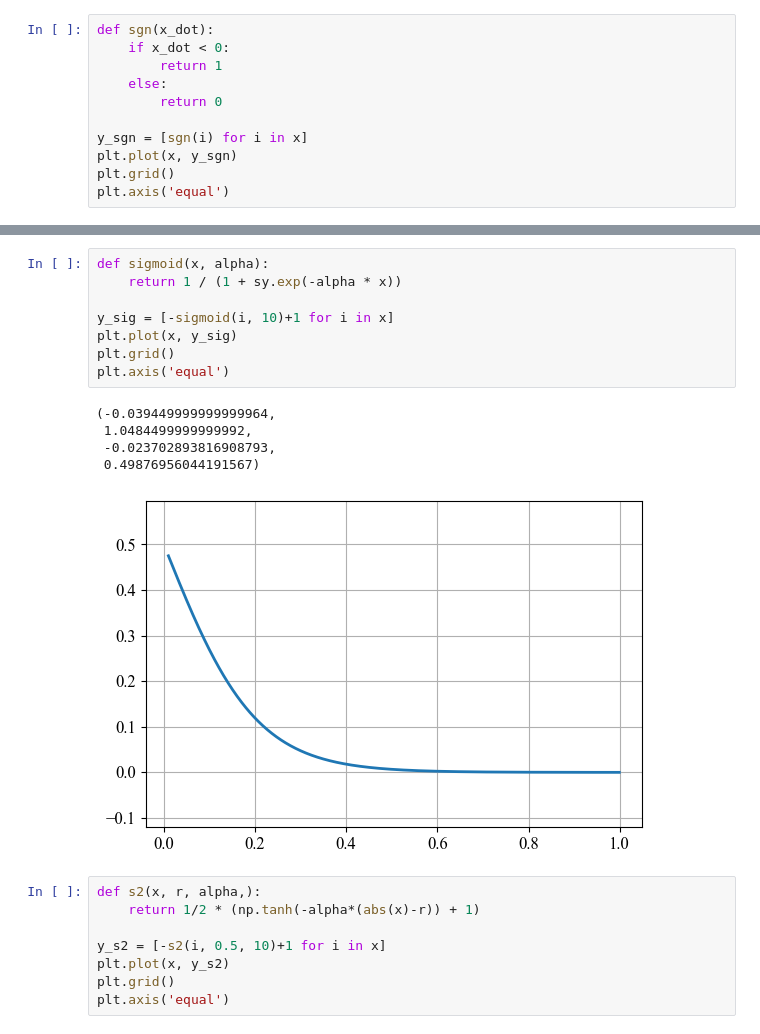
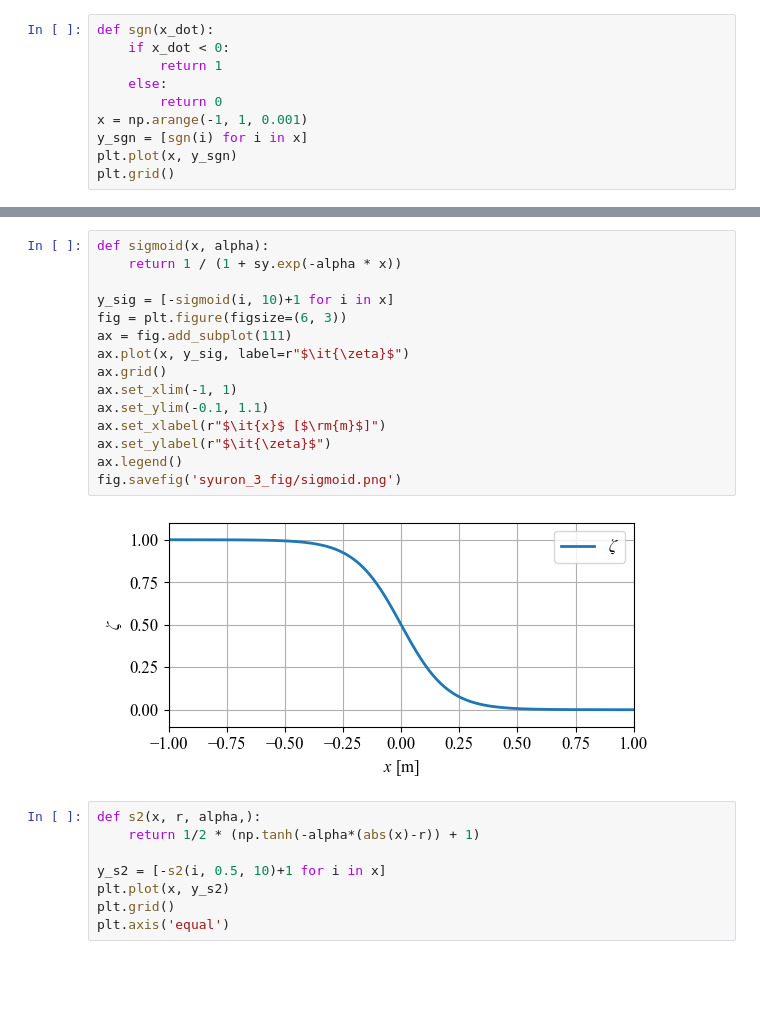
Before and after one commit to YoshimitsuMatsutaIe/rmp-py, a Jupyter notebook: misc/func_visualization.ipynb, the cells around one changed output, grey strips where cells are left out. Saved outputs shown, nothing was run; the diff lists cells and outputs as text; blank space fills up the shorter version.

```diff
--- a/misc/func_visualization.ipynb
+++ b/misc/func_visualization.ipynb
@@ -21,9 +22,8 @@ def sgn(x_dot):
         return 1
     else:
         return 0
-
+x = np.arange(-1, 1, 0.001)
 y_sgn = [sgn(i) for i in x]
 plt.plot(x, y_sgn)
 plt.grid()
-plt.axis('equal')
 # %% [output]
@@ -32,17 +50,20 @@ plt.axis('equal')
 # %%
 def sigmoid(x, alpha):
     return 1 / (1 + sy.exp(-alpha * x))
 
 y_sig = [-sigmoid(i, 10)+1 for i in x]
-plt.plot(x, y_sig)
-plt.grid()
-plt.axis('equal')
+fig = plt.figure(figsize=(6, 3))
+ax = fig.add_subplot(111)
+ax.plot(x, y_sig, label=r"$\it{\zeta}$")
+ax.grid()
+ax.set_xlim(-1, 1)
+ax.set_ylim(-0.1, 1.1)
+ax.set_xlabel(r"$\it{x}$ [$\rm{m}$]")
+ax.set_ylabel(r"$\it{\zeta}$")
+ax.legend()
+fig.savefig('syuron_3_fig/sigmoid.png')
 # %% [output]
-(-0.039449999999999964,
- 1.0484499999999992,
- -0.023702893816908793,
- 0.49876956044191567)
-[figure, old version]
+[figure, new version]
 # %%
 def s2(x, r, alpha,):
     return 1/2 * (np.tanh(-alpha*(abs(x)-r)) + 1)
```
Also changed, not shown: parts of 6 cells of this notebook, 6 other files.
